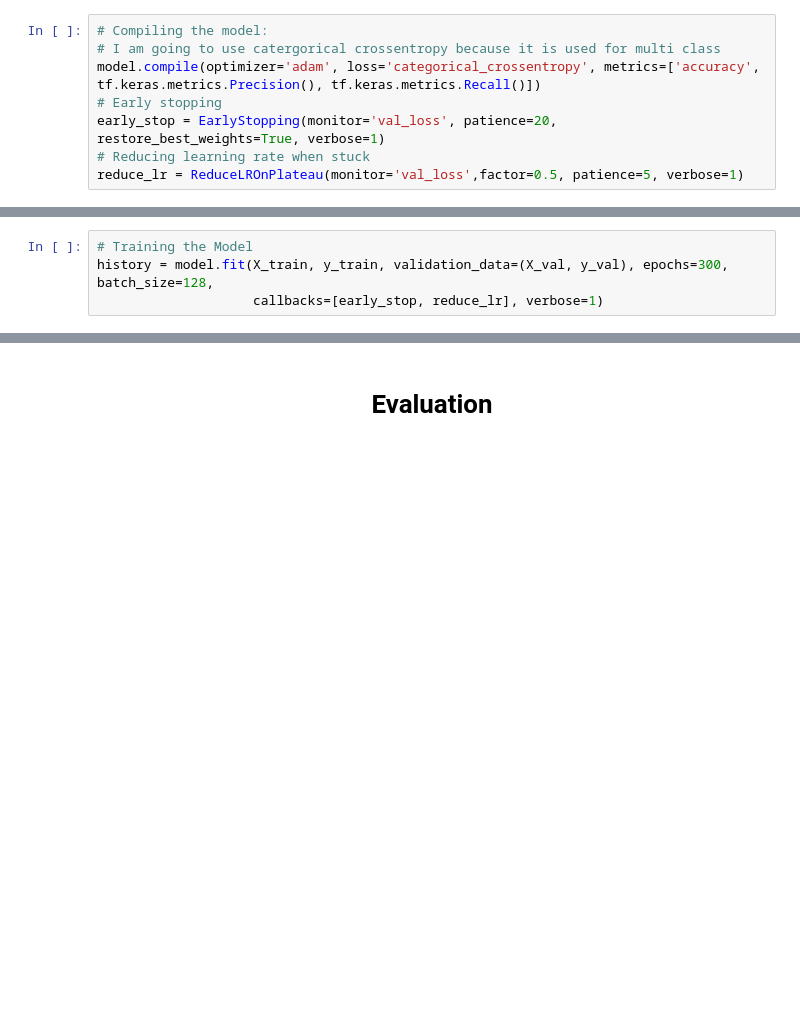
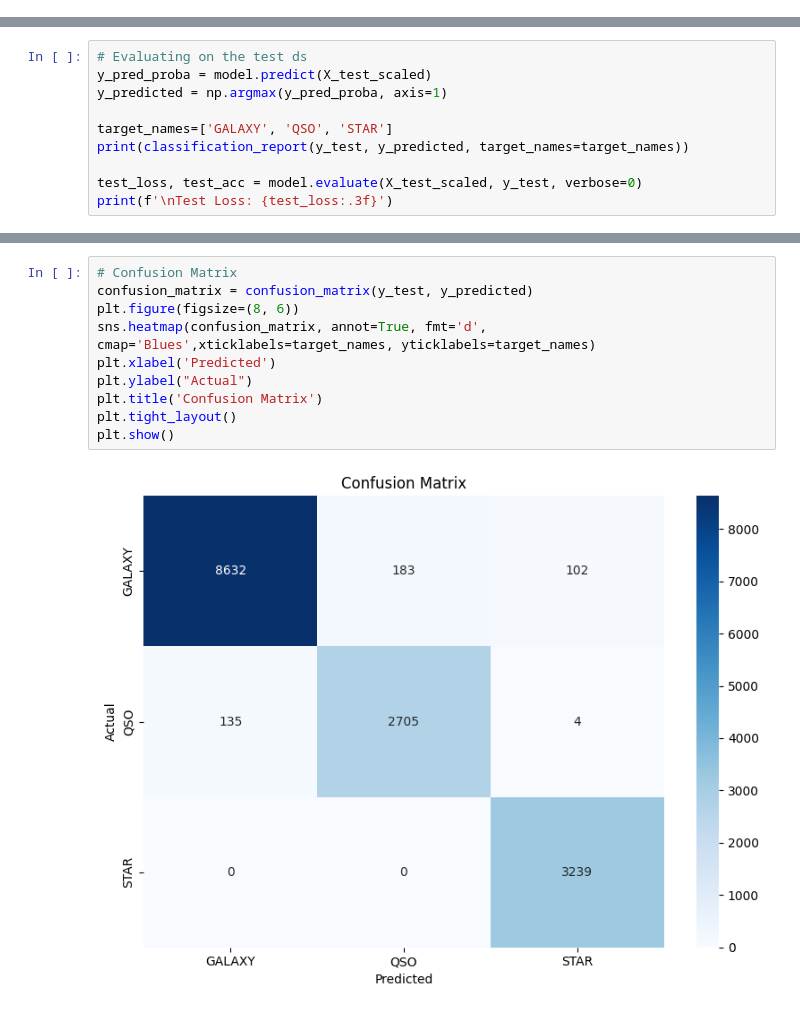
Before and after one commit to Mortti11/Deep_Learning, a Jupyter notebook: classification/keras.ipynb, the cells around one changed output, grey strips where cells are left out. Drawn from its saved outputs; the diff is of its cells as text; blank space fills up the shorter version.

```diff
--- a/classification/keras.ipynb
+++ b/classification/keras.ipynb
@@ -135,8 +169,0 @@ Model: "sequential"
-# %%
-# Compiling the model:
-# I am going to use catergorical crossentropy because it is used for multi class
-model.compile(optimizer='adam', loss='categorical_crossentropy', metrics=['accuracy', tf.keras.metrics.Precision(), tf.keras.metrics.Recall()])
-# Early stopping
-early_stop = EarlyStopping(monitor='val_loss', patience=20, restore_best_weights=True, verbose=1)
-# Reducing learning rate when stuck
-reduce_lr = ReduceLROnPlateau(monitor='val_loss',factor=0.5, patience=5, verbose=1)
@@ -143,5 +172,11 @@ reduce_lr = ReduceLROnPlateau(monitor='val_loss',factor=0.5, patience=5, verbose
 # %%
-# Training the Model
-history = model.fit(X_train, y_train, validation_data=(X_val, y_val), epochs=300, batch_size=128,
-                    callbacks=[early_stop, reduce_lr], verbose=1)
+# Evaluating on the test ds
+y_pred_proba = model.predict(X_test_scaled)
+y_predicted = np.argmax(y_pred_proba, axis=1)
+
+target_names=['GALAXY', 'QSO', 'STAR']
+print(classification_report(y_test, y_predicted, target_names=target_names))
+
+test_loss, test_acc = model.evaluate(X_test_scaled, y_test, verbose=0)
+print(f'\nTest Loss: {test_loss:.3f}')
 # %% [output]
@@ -165,3 +196,13 @@ Restoring model weights from the end of the best epoch: 22.
-# %% [markdown]
-<h1><center>Evaluation</center><h1>
+# %%
+# Confusion Matrix
+confusion_matrix = confusion_matrix(y_test, y_predicted)
+plt.figure(figsize=(8, 6))
+sns.heatmap(confusion_matrix, annot=True, fmt='d', cmap='Blues',xticklabels=target_names, yticklabels=target_names)
+plt.xlabel('Predicted')
+plt.ylabel("Actual")
+plt.title('Confusion Matrix')
+plt.tight_layout()
+plt.show()
+# %% [output]
+[figure, added]
 # %%
```
Also changed, not shown: parts of 26 cells of this notebook, 11 other files.
